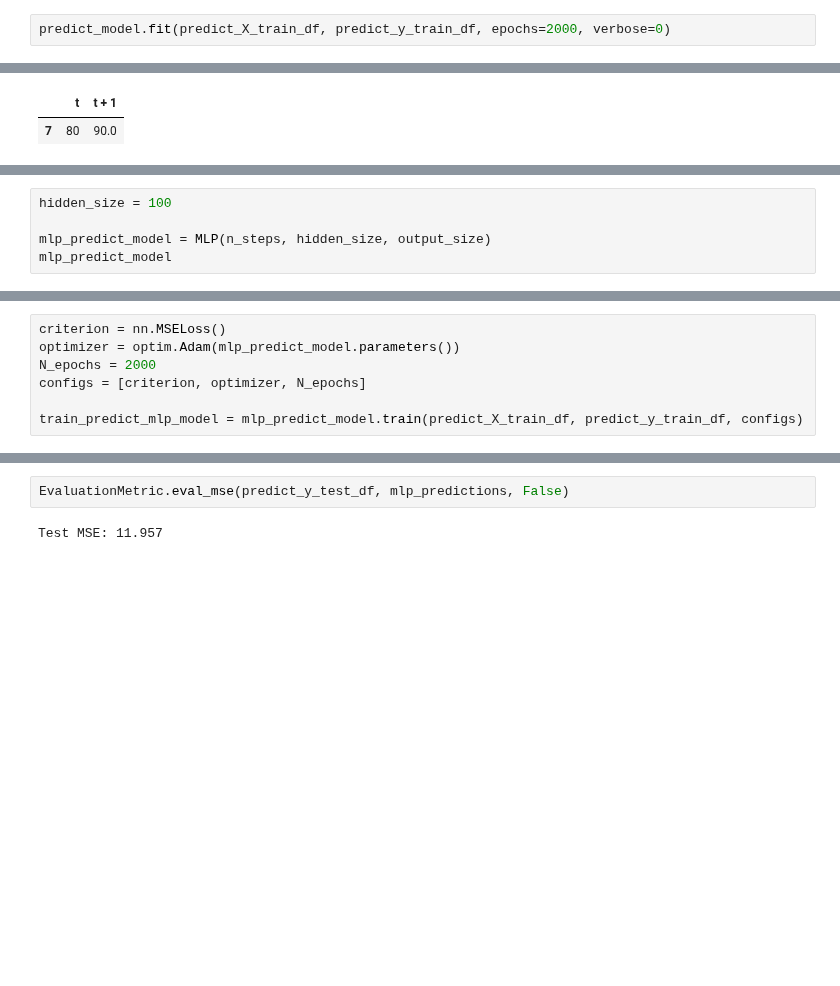
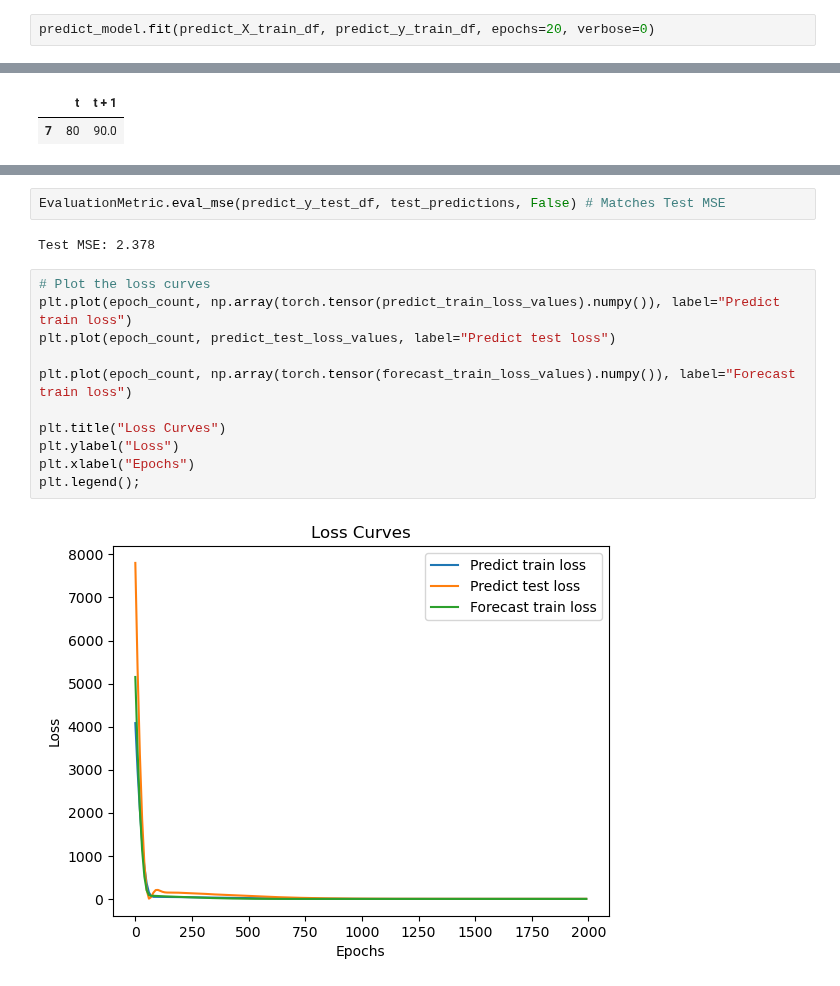
Before and after one commit to Brinkley97/applied_time_series_and_machine_learning, a Jupyter notebook: play/mlpPractice.ipynb, the cells around one changed output, grey strips where cells are left out. Cells and saved outputs as stored; diff of their text form; blank space fills up the shorter version.

```diff
--- a/play/mlpPractice.ipynb
+++ b/play/mlpPractice.ipynb
@@ -226,7 +228,7 @@ array([[103.35738, 113.1224 ]], dtype=float32)
 # %% [markdown]
 ## Predict model
 # %%
-predict_model.fit(predict_X_train_df, predict_y_train_df, epochs=2000, verbose=0)
+predict_model.fit(predict_X_train_df, predict_y_train_df, epochs=20, verbose=0)
 # %% [output]
 <keras.callbacks.History at 0x...>
 # %%
@@ -337,5 +284,0 @@ Predicted Outputs: [[103.61579895019531, 114.97189331054688]]
-# %%
-hidden_size = 100
-
-mlp_predict_model = MLP(n_steps, hidden_size, output_size)
-mlp_predict_model
@@ -348,7 +284,0 @@ MLP(
-# %%
-criterion = nn.MSELoss()
-optimizer = optim.Adam(mlp_predict_model.parameters())
-N_epochs = 2000
-configs = [criterion, optimizer, N_epochs]
-
-train_predict_mlp_model = mlp_predict_model.train(predict_X_train_df, predict_y_train_df, configs)
@@ -390,4 +548,17 @@ predict_y_test_df
 # %%
-EvaluationMetric.eval_mse(predict_y_test_df, mlp_predictions, False)
+EvaluationMetric.eval_mse(predict_y_test_df, test_predictions, False) # Matches Test MSE
 # %% [output]
-Test MSE: 11.957
+Test MSE: 2.378
+# %%
+# Plot the loss curves
+plt.plot(epoch_count, np.array(torch.tensor(predict_train_loss_values).numpy()), label="Predict train loss")
+plt.plot(epoch_count, predict_test_loss_values, label="Predict test loss")
+
+plt.plot(epoch_count, np.array(torch.tensor(forecast_train_loss_values).numpy()), label="Forecast train loss")
+
+plt.title("Loss Curves")
+plt.ylabel("Loss")
+plt.xlabel("Epochs")
+plt.legend();
+# %% [output]
+[figure, added]
```
Also changed, not shown: parts of 21 cells of this notebook.
